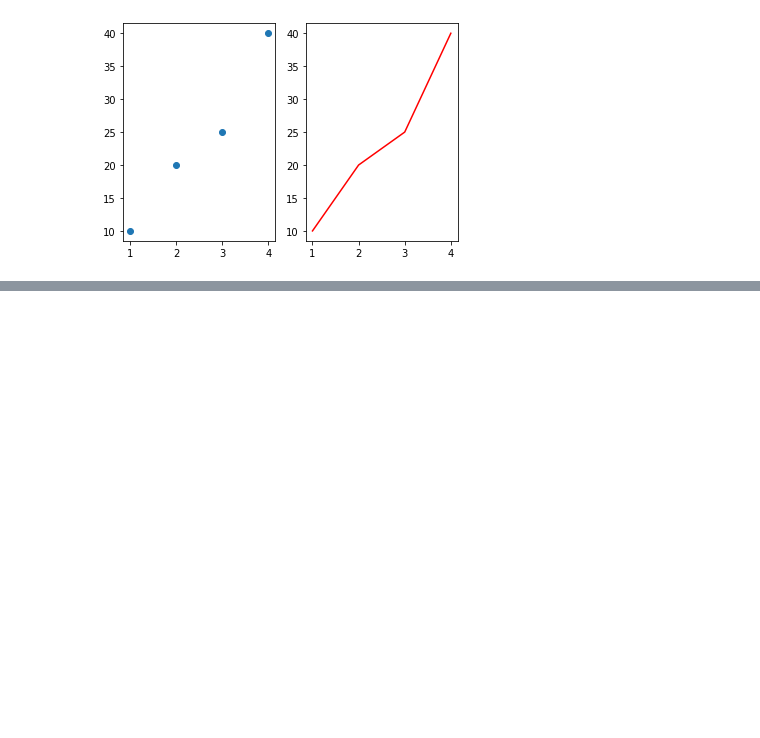
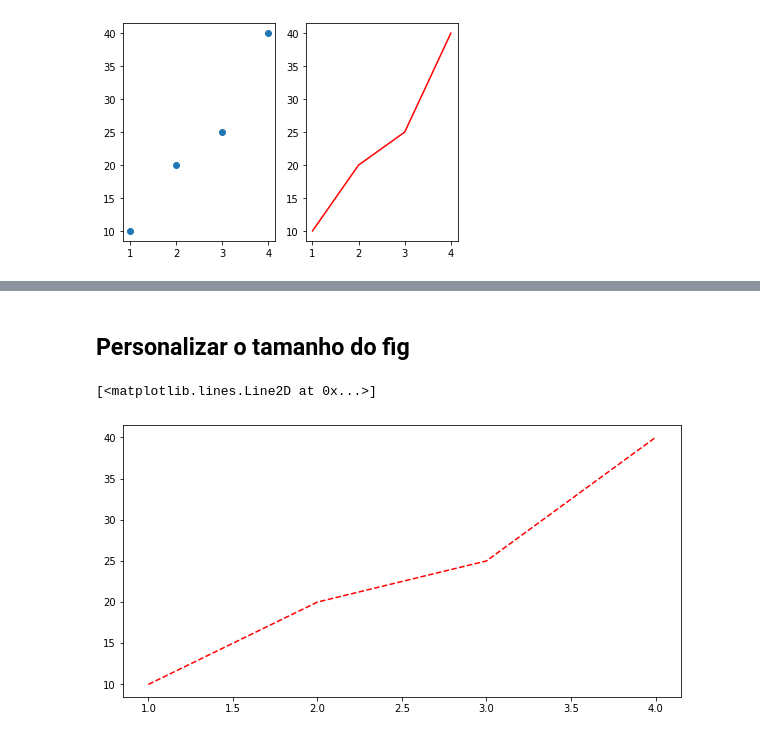
Before and after one commit to Jvmantuan/Data-Science, a Jupyter notebook: Matplotlib/Untitled.ipynb, the cells around one changed output, grey strips where cells are left out. Saved outputs shown, nothing was run; the diff lists cells and outputs as text; code cells hidden in the pictures; blank space fills up the shorter version.

```diff
--- a/Matplotlib/Untitled.ipynb
+++ b/Matplotlib/Untitled.ipynb
@@ -163,0 +192,8 @@ plt.plot(x,y, color='r')
+# %% [markdown]
+## Personalizar o tamanho do fig
+# %%
+fig, ax = plt.subplots(figsize=(10,5))
+ax.plot(x,y,'r--')
+# %% [output]
+[<matplotlib.lines.Line2D at 0x...>]
+[figure, added]
```
Also changed, not shown: parts of 13 cells of this notebook.
